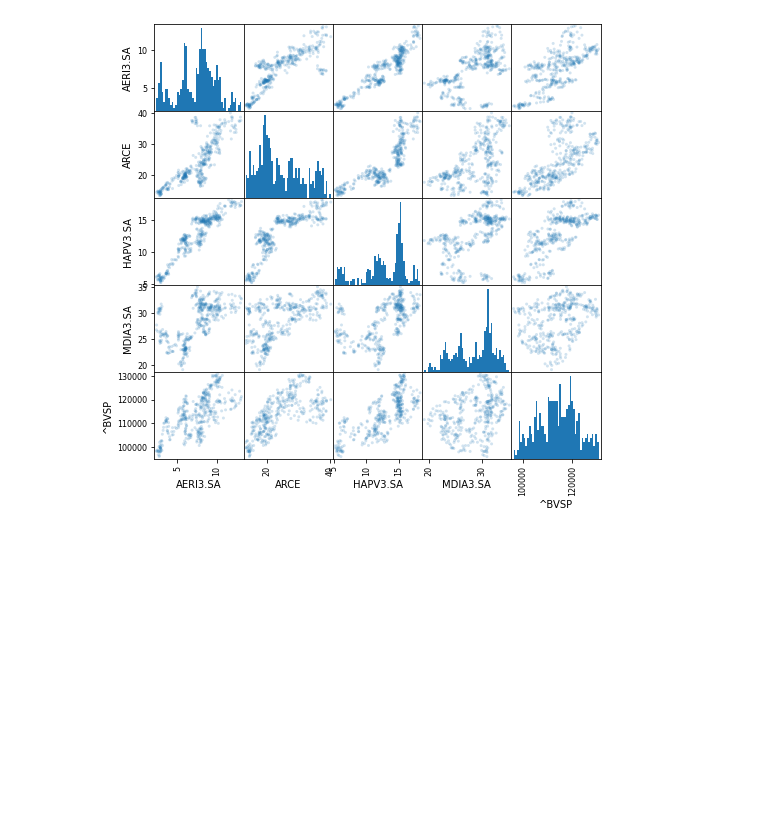
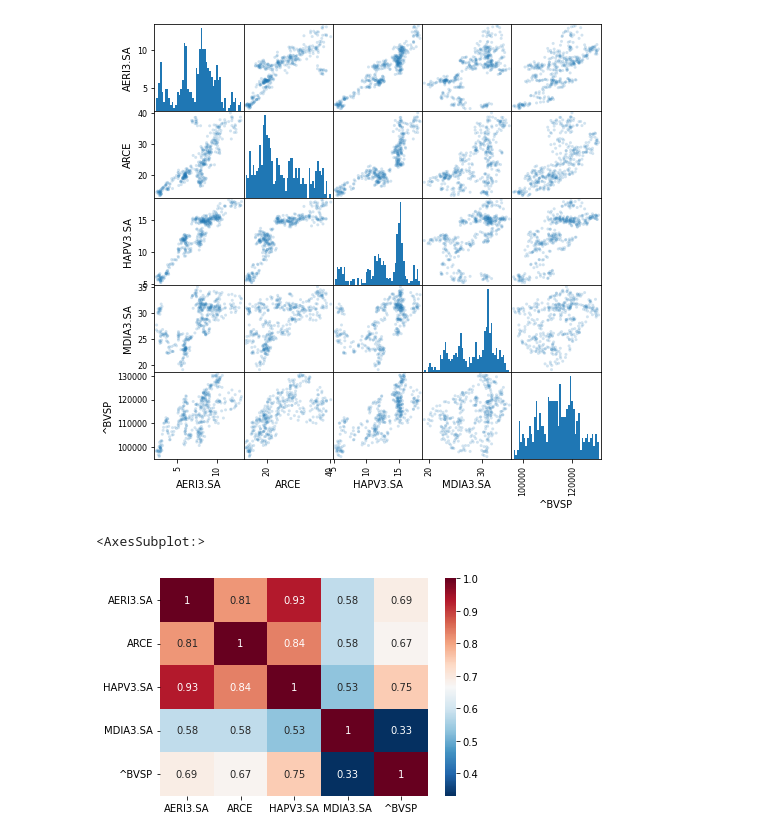
Before and after one commit to Glaufelix/Python-para-Analise-Quantitativa, a Jupyter notebook: Analise_beggin.ipynb, the cells around one changed output. Saved outputs shown, nothing was run; the diff lists cells and outputs as text; code cells hidden in the pictures; blank space fills up the shorter version.

```diff
--- a/Analise_beggin.ipynb
+++ b/Analise_beggin.ipynb
@@ -151,0 +227,7 @@ scatter_matrix(pdf["Close"], figsize=(8,8), alpha = 0.2, hist_kwds = {'bins': 50
+# %%
+import seaborn as sns
+corrmat = pdf["Close"].corr()
+sns.heatmap(corrmat, annot=True, cmap="RdBu_r")
+# %% [output]
+<AxesSubplot:>
+[figure, added]
```
Also changed, not shown: parts of 10 cells of this notebook.
